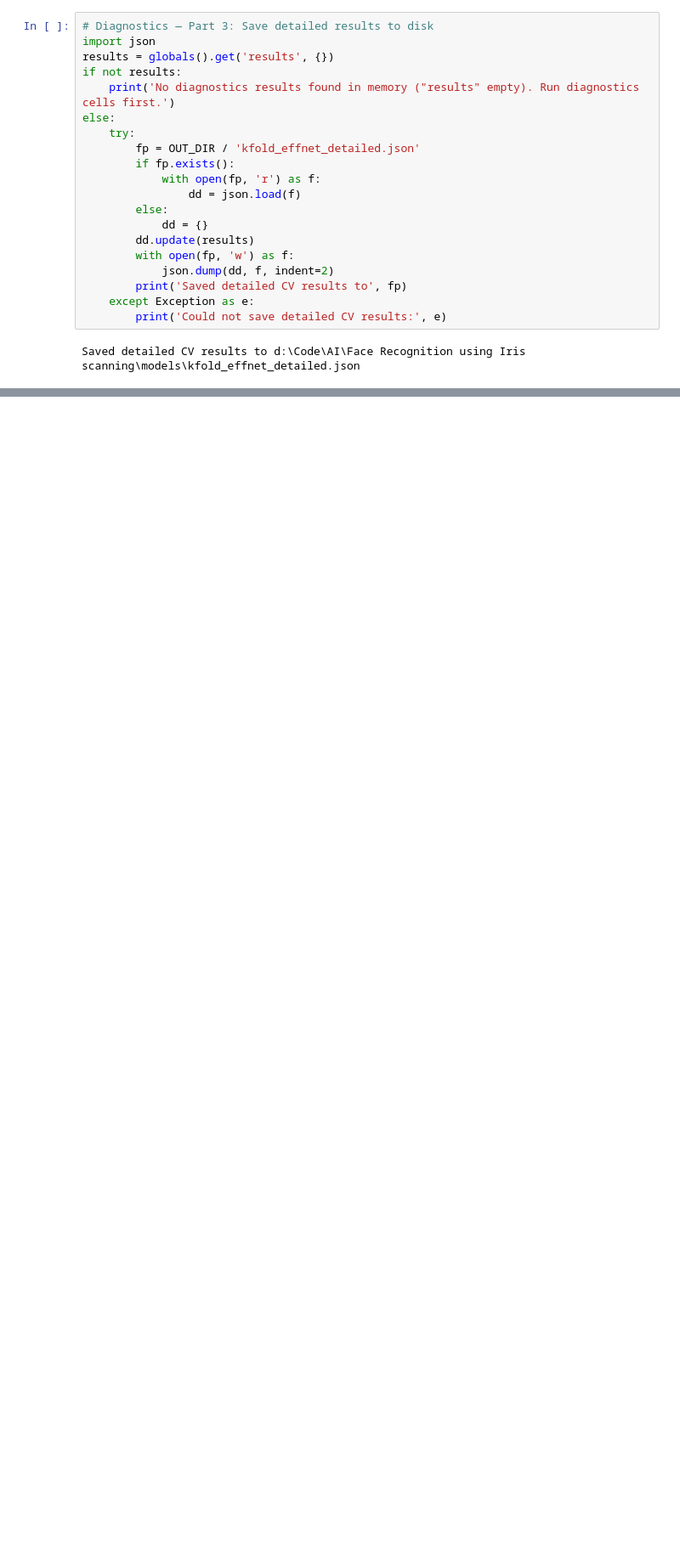
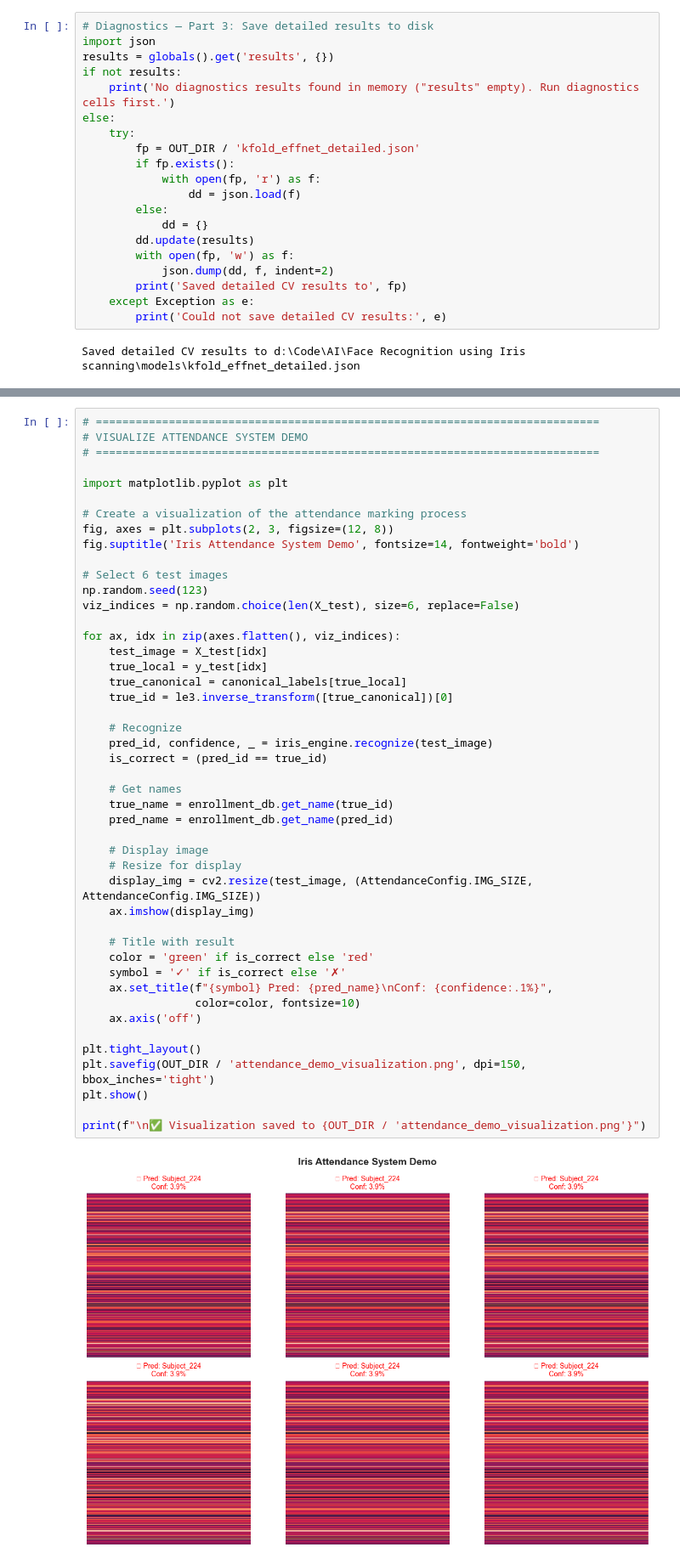
Before and after one commit to sadikmahmudadive/AI-based-attendance-system-using-iris-scaning, a Jupyter notebook: iris_recognition_pipeline.ipynb, the cells around one changed output, grey strips where cells are left out. Shown at 85% size. Drawn from its saved outputs; the diff is of its cells as text; blank space fills up the shorter version.

```diff
--- a/iris_recognition_pipeline.ipynb
+++ b/iris_recognition_pipeline.ipynb
@@ -1673,0 +2406,48 @@ Saved detailed CV results to d:\Code\AI\Face Recognition using Iris scanning\mod
+# %%
+# ============================================================================
+# VISUALIZE ATTENDANCE SYSTEM DEMO
+# ============================================================================
+
+import matplotlib.pyplot as plt
+
+# Create a visualization of the attendance marking process
+fig, axes = plt.subplots(2, 3, figsize=(12, 8))
+fig.suptitle('Iris Attendance System Demo', fontsize=14, fontweight='bold')
+
+# Select 6 test images
+np.random.seed(123)
+viz_indices = np.random.choice(len(X_test), size=6, replace=False)
+
+for ax, idx in zip(axes.flatten(), viz_indices):
+    test_image = X_test[idx]
+    true_local = y_test[idx]
+    true_canonical = canonical_labels[true_local]
+    true_id = le3.inverse_transform([true_canonical])[0]
+
+    # Recognize
+    pred_id, confidence, _ = iris_engine.recognize(test_image)
+    is_correct = (pred_id == true_id)
+
+    # Get names
+    true_name = enrollment_db.get_name(true_id)
+    pred_name = enrollment_db.get_name(pred_id)
+
+    # Display image
+    # Resize for display
+    display_img = cv2.resize(test_image, (AttendanceConfig.IMG_SIZE, AttendanceConfig.IMG_SIZE))
+    ax.imshow(display_img)
+
+    # Title with result
+    color = 'green' if is_correct else 'red'
+    symbol = '✓' if is_correct else '✗'
+    ax.set_title(f"{symbol} Pred: {pred_name}\nConf: {confidence:.1%}",
+                 color=color, fontsize=10)
+    ax.axis('off')
+
+plt.tight_layout()
+plt.savefig(OUT_DIR / 'attendance_demo_visualization.png', dpi=150, bbox_inches='tight')
+plt.show()
+
+print(f"\n✅ Visualization saved to {OUT_DIR / 'attendance_demo_visualization.png'}")
+# %% [output]
+[figure, added]
```
Also changed, not shown: parts of 12 cells of this notebook, 4 other files.
